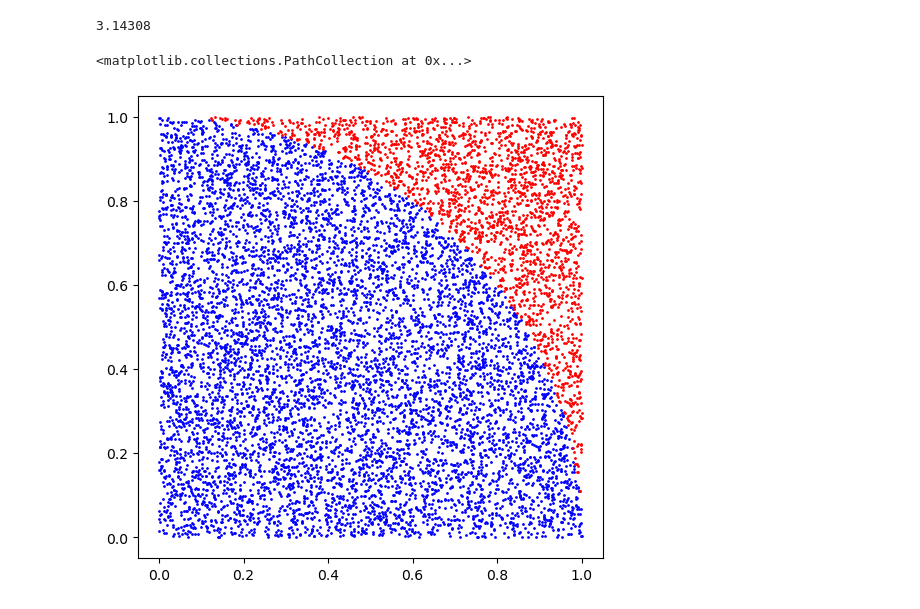
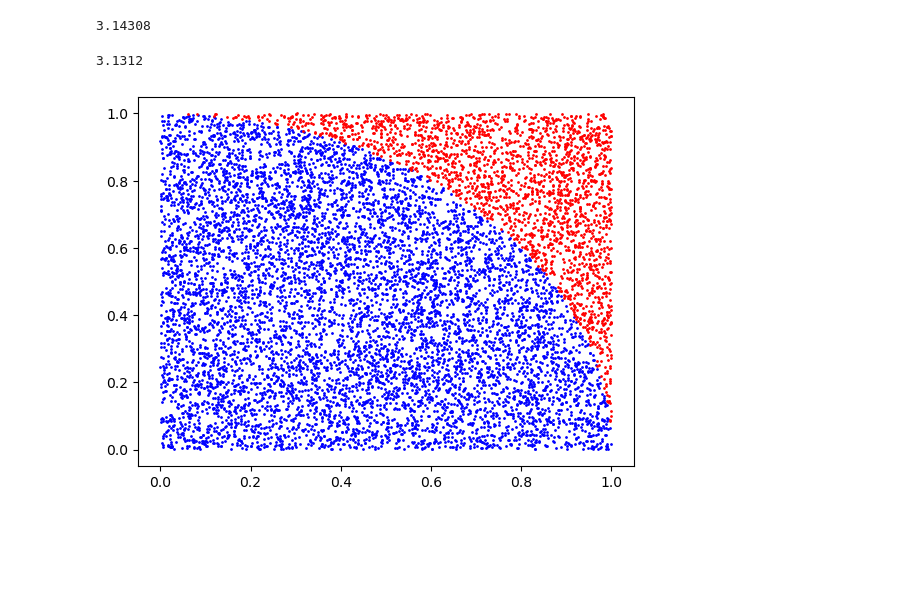
Before and after one commit to HenriqueLSL/Atividades-Fisica-Computacional, a Jupyter notebook: Atividade 03/MonteCarlo.ipynb, the cells around one changed output. Saved outputs shown, nothing was run; the diff lists cells and outputs as text; code cells hidden in the pictures; blank space fills up the shorter version.

Commit message:
Atualização monte carlo

```diff
--- a/Atividade 03/MonteCarlo.ipynb
+++ b/Atividade 03/MonteCarlo.ipynb
@@ -23,45 +23,40 @@ print(4*p)
 # %%
 import numpy as np
 import matplotlib.pyplot as plt
 
+def salvar_pontos(lista, pontos):
+  lista += pontos
+
 def pi_monte_carlo(n, retorna_pontos=False):
-    '''
-    Calcula o valor de pi através de uma aproximação de Monte Carlo.
-    Separa os pontos dentro e fora do circulo de raio 1
-    plota o gráfico dos pontos (azul = dentro) e (Vermelho = fora)
+  salvar = lambda lista, pontos: None
+  if retorna_pontos == True:
+    salvar = salvar_pontos
 
-    '''
-    total = n
-    num = np.random.uniform(0, 1, size=(total, 2))
-    x = num[:, 0]
-    y = num[:, 1]
-    j = 0
-    dentro = []
-    fora = []
-    for i in range(0, total):
-        r = ((x[i])**2 + (y[i])**2)**0.5
-        if r <= 1:
-            j += 1
-            dentro.append((x[i], y[i]))
-        else:
-            fora.append((x[i], y[i]))
-    p = j / total
-    pi = 4 * p
+  total = n
+  num = np.random.uniform(0, 1, size=(total, 2))
+  x = num[:, 0]
+  y = num[:, 1]
+  j = 0
+  dentro = []
+  fora = []
+  for i in range(0, total):
+      r = ((x[i])**2 + (y[i])**2)**0.5
+      pontos = (x[i], y[i])
 
-    if retorna_pontos:
-        return pi, dentro, fora
-    else:
-        return pi
+      if r <= 1:
+          j += 1
+          salvar(dentro, [pontos])
+      else:
+          salvar(fora, [pontos])
 
+  pi_aproximado = 4 * (j / total)
+  return pi_aproximado, dentro, fora
 
-pi, dentro, fora = pi_monte_carlo(10000, retorna_pontos=True)
-
-x_dentro, y_dentro = zip(*dentro)
-x_fora, y_fora = zip(*fora)
-
-plt.figure(figsize=(6, 6))
-plt.scatter(x_dentro, y_dentro, color='blue',  s=1)
-plt.scatter(x_fora, y_fora, color='red',  s=1)
+pi_aproximado, dentro, fora = pi_monte_carlo(10000, retorna_pontos=True)
+print(pi_aproximado)
+plt.scatter(*zip(*dentro), color='blue', s=1)
+plt.scatter(*zip(*fora), color='red', s=1)
+plt.show()
 # %% [output]
-<matplotlib.collections.PathCollection at 0x...>
+3.1312
-[figure, old version]
+[figure, new version]
```
